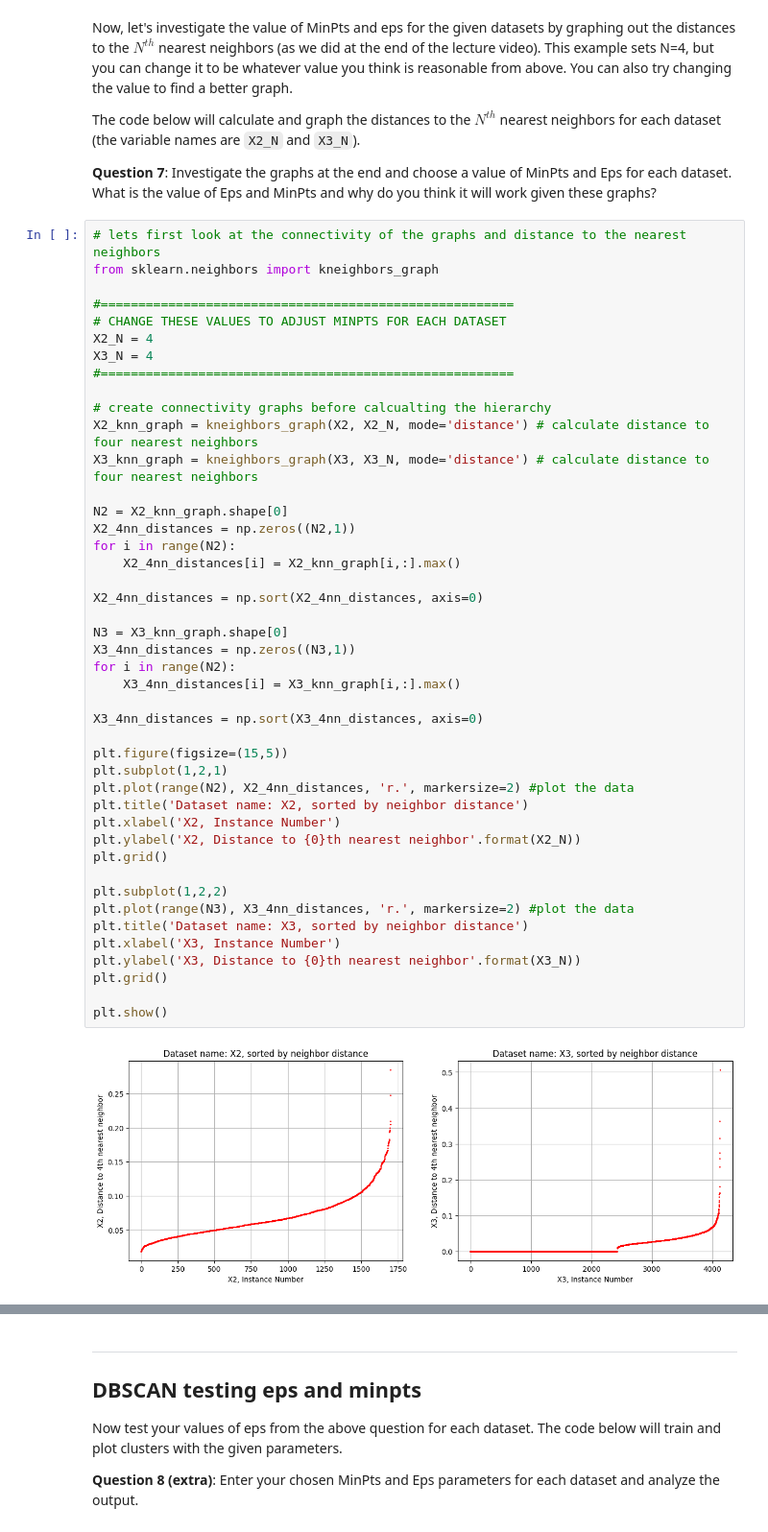
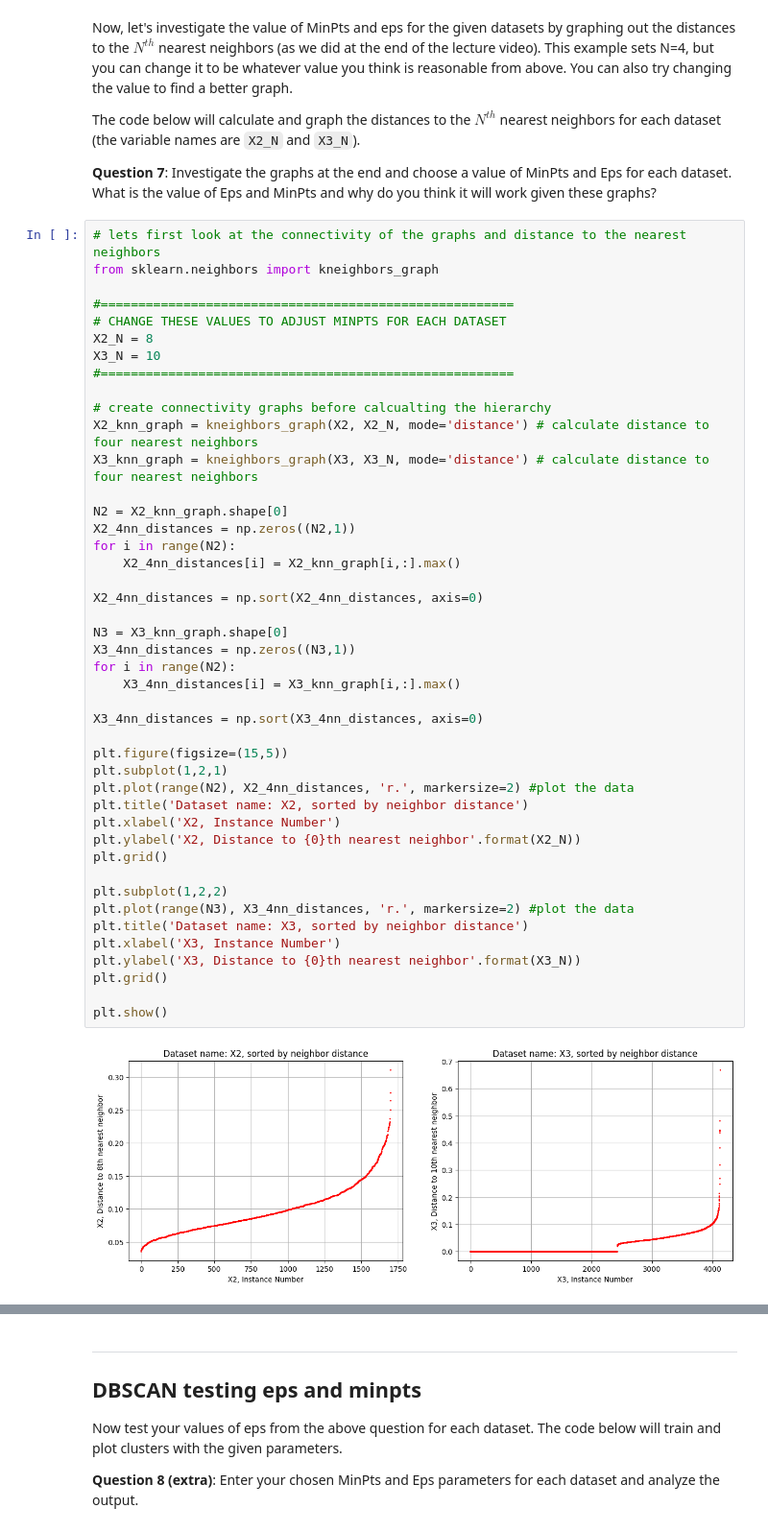
Before and after one commit to ZainabSMU/Machine-Learning, a Jupyter notebook: Zainab_Anwar_ICA4_DataMining-2.ipynb, the cells around one changed output, grey strips where cells are left out. Shown at 96% size. Cells and saved outputs as stored; diff of their text form.

```diff
--- a/Zainab_Anwar_ICA4_DataMining-2.ipynb
+++ b/Zainab_Anwar_ICA4_DataMining-2.ipynb
@@ -309,8 +309,8 @@ from sklearn.neighbors import kneighbors_graph
 
 #=======================================================
 # CHANGE THESE VALUES TO ADJUST MINPTS FOR EACH DATASET
-X2_N = 4
-X3_N = 4
+X2_N = 8
+X3_N = 10
 #=======================================================
 
 # create connectivity graphs before calcualting the hierarchy
@@ -321,31 +321,31 @@ N2 = X2_knn_graph.shape[0]
 X2_4nn_distances = np.zeros((N2,1))
 for i in range(N2):
     X2_4nn_distances[i] = X2_knn_graph[i,:].max()
 
 X2_4nn_distances = np.sort(X2_4nn_distances, axis=0)
 
 N3 = X3_knn_graph.shape[0]
 X3_4nn_distances = np.zeros((N3,1))
 for i in range(N2):
     X3_4nn_distances[i] = X3_knn_graph[i,:].max()
 
 X3_4nn_distances = np.sort(X3_4nn_distances, axis=0)
 
 plt.figure(figsize=(15,5))
 plt.subplot(1,2,1)
 plt.plot(range(N2), X2_4nn_distances, 'r.', markersize=2) #plot the data
 plt.title('Dataset name: X2, sorted by neighbor distance')
 plt.xlabel('X2, Instance Number')
 plt.ylabel('X2, Distance to {0}th nearest neighbor'.format(X2_N))
 plt.grid()
 
 plt.subplot(1,2,2)
 plt.plot(range(N3), X3_4nn_distances, 'r.', markersize=2) #plot the data
 plt.title('Dataset name: X3, sorted by neighbor distance')
 plt.xlabel('X3, Instance Number')
 plt.ylabel('X3, Distance to {0}th nearest neighbor'.format(X3_N))
 plt.grid()
 
 plt.show()
 # %% [output]
-[figure, old version]
+[figure, new version]
```
Also changed, not shown: parts of 10 cells of this notebook.
